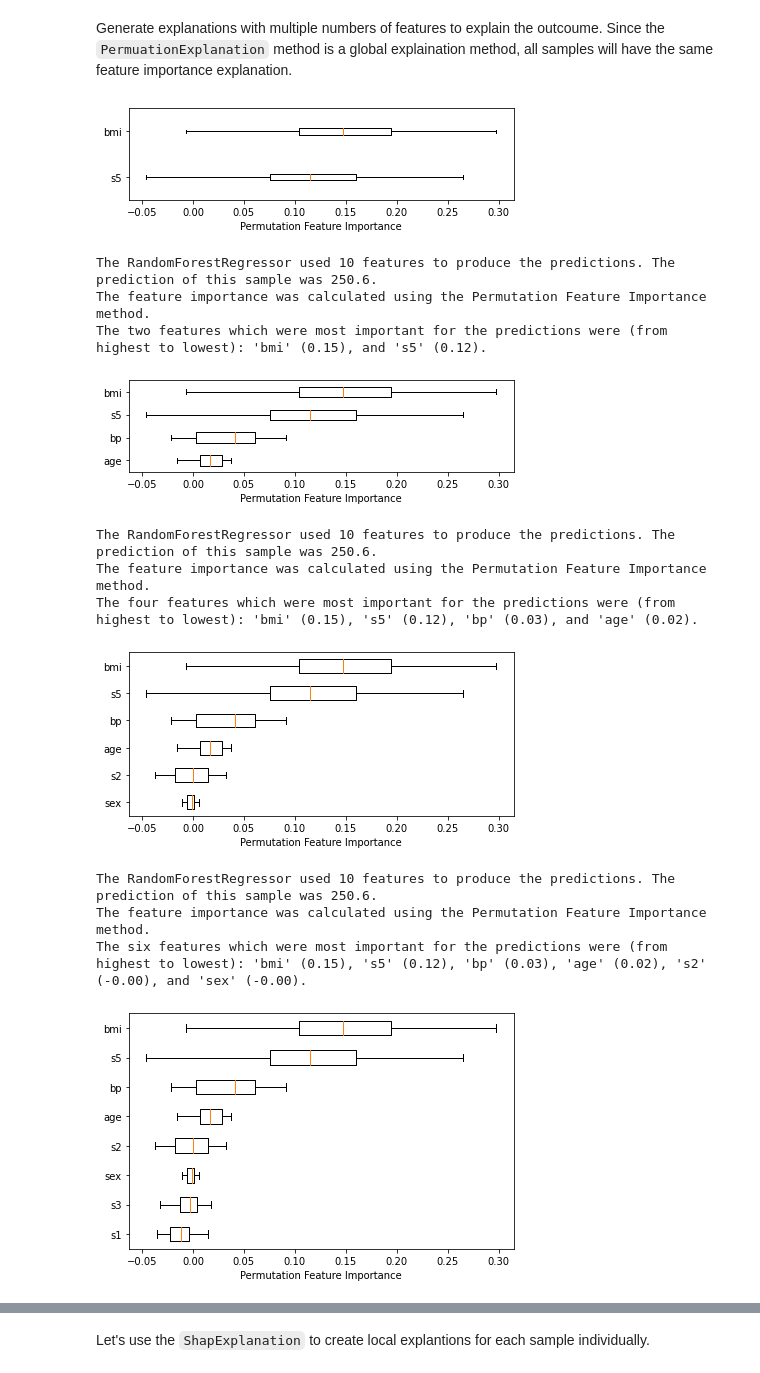
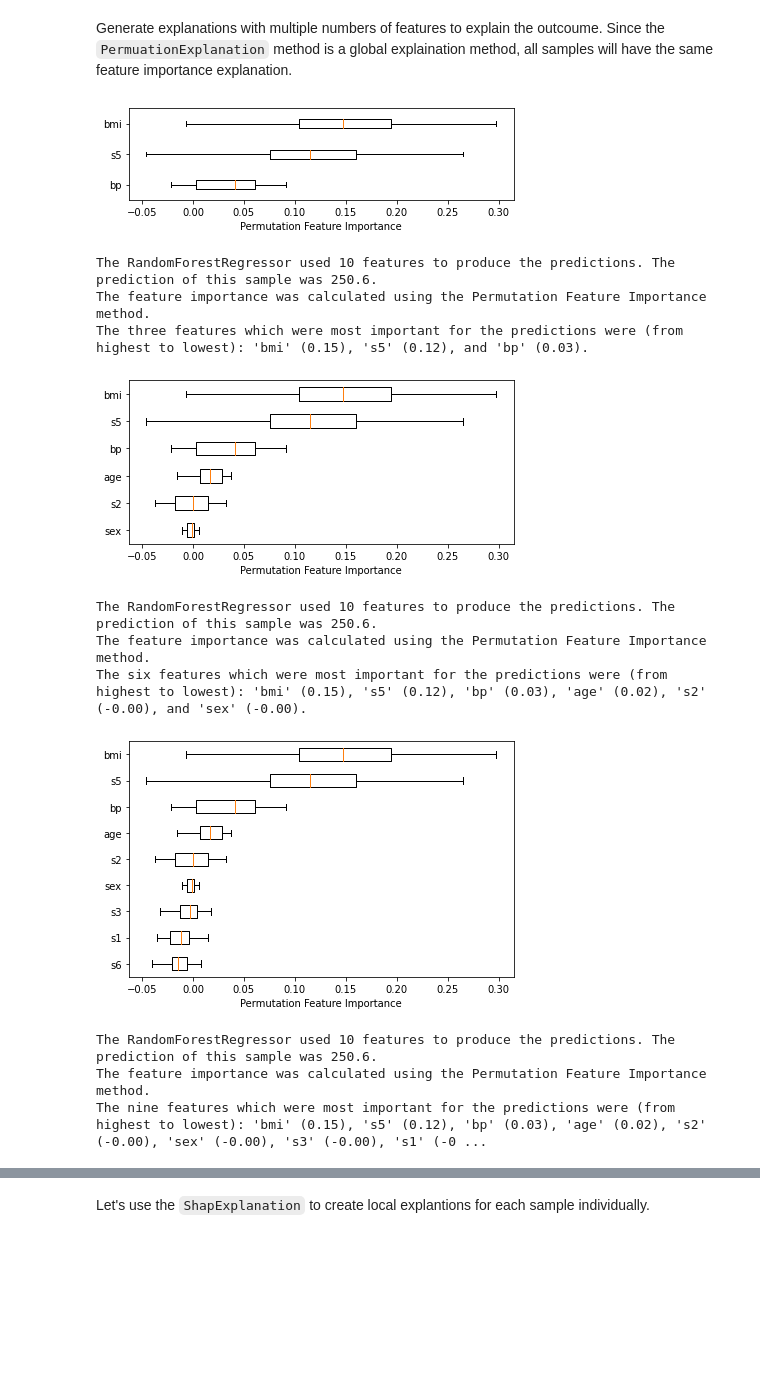
Before and after one commit to MauroLuzzatto/explainy, a Jupyter notebook: examples/01-explainy-intro.ipynb, the cells around one changed output, grey strips where cells are left out. Saved outputs shown, nothing was run; the diff lists cells and outputs as text; code cells hidden in the pictures; blank space fills up the shorter version.

```diff
--- a/examples/01-explainy-intro.ipynb
+++ b/examples/01-explainy-intro.ipynb
@@ -34,13 +39,14 @@ y_test = pd.DataFrame(y_test)
 
 model = RandomForestRegressor(random_state=0).fit(X_train, y_train)
 # %%
-from explainy.explanations.permutation_explanation import PermutationExplanation
+from explainy.explanations import PermutationExplanation
 
 number_of_features = 4
 sample_index = 1
 
-explainer = PermutationExplanation(X_test, y_test, model, number_of_features)
-
+explainer = PermutationExplanation(
+    X_test, y_test, model, number_of_features
+)
 explanation = explainer.explain(sample_index)
 print(explanation)
 explainer.plot(kind='bar')
@@ -58,29 +64,25 @@ Generate explanations with multiple numbers of features to explain the outcoume.
 Since the `PermuationExplanation` method is a global explaination method, all samples will have the same feature importance explanation.
 # %%
 # Global, Non-contrastive
-samples = [0]
-list_number_of_features = [2, 4, 6, 8, 10]
-
 sample_index = 0
-for number_of_features in [2, 4, 6, 8]:
+for number_of_features in [3, 6, 9]:
     explainer = PermutationExplanation(
         X_test, y_test, model, number_of_features
     )
     explanation = explainer.explain(sample_index)
     explainer.plot(kind='box')
     print(explanation)
-    print('\n')
+    print('\n\n')
 # %% [output]
-[figure, old version]
+[figure, new version]
 The RandomForestRegressor used 10 features to produce the predictions. The prediction of this sample was 250.6.
 The feature importance was calculated using the Permutation Feature Importance method.
-The two features which were most important for the predictions were (from highest to lowest): 'bmi' (0.15), and 's5' (0.12).
+The three features which were most important for the predictions were (from highest to lowest): 'bmi' (0.15), 's5' (0.12), and 'bp' (0.03).
-[figure, old version]
+[figure, new version]
 The RandomForestRegressor used 10 features to produce the predictions. The prediction of this sample was 250.6.
 The feature importance was calculated using the Permutation Feature Importance method.
-The four features which were most important for the predictions were (from highest to lowest): 'bmi' (0.15), 's5' (0.12), 'bp' (0.03), and 'age' (0.02).
+The six features which were most important for the predictions were (from highest to lowest): 'bmi' (0.15), 's5' (0.12), 'bp' (0.03), 'age' (0.02), 's2' (-0.00), and 'sex' (-0.00).
-[figure, old version]
+[figure, new version]
 The RandomForestRegressor used 10 features to produce the predictions. The prediction of this sample was 250.6.
 The feature importance was calculated using the Permutation Feature Importance method.
-The six features which were most important for the predictions were (from highest to lowest): 'bmi' (0.15), 's5' (0.12), 'bp' (0.03), 'age' (0.02), 's2' (-0.00), and 'sex' (-0.00).
+The nine features which were most important for the predictions were (from highest to lowest): 'bmi' (0.15), 's5' (0.12), 'bp' (0.03), 'age' (0.02), 's2' (-0.00), 'sex' (-0.00), 's3' (-0.00), 's1' (-0 ...
-[figure, removed]
```
Also changed, not shown: parts of 10 cells of this notebook, 11 other files.
